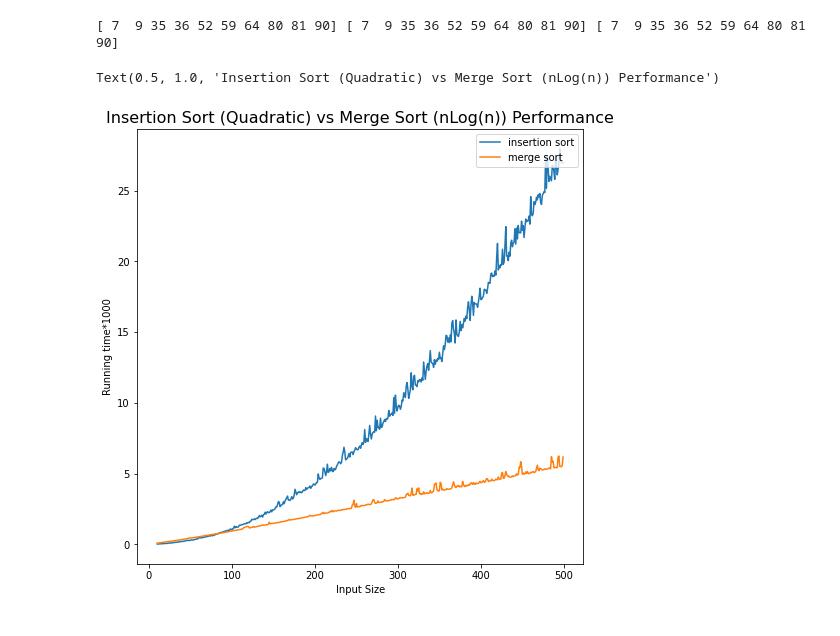
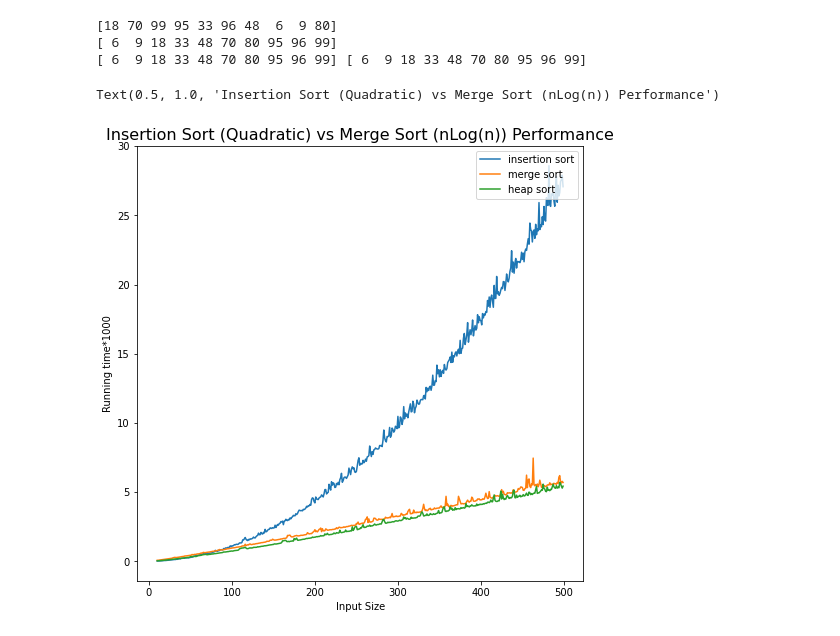
Before and after one commit to dvenkata/caesura, a Jupyter notebook: 03_SortComplexity.ipynb, the cells around one changed output. Drawn from its saved outputs; the diff is of its cells as text; code cells hidden in the pictures.

```diff
--- a/03_SortComplexity.ipynb
+++ b/03_SortComplexity.ipynb
@@ -7,23 +11,25 @@ A = np.random.randint(0,100,10)
 # %%
-def insertion_sort(A):
-  for j in range(len(A)):
-      key = A[j]
+#Insertion Sort
+def insertion_sort(Arr):
+  for j in range(len(Arr)):
+      key = Arr[j]
       # insert A[j] into sorted sequence A[0..j-1]
       i = j-1
-      while i>-1 and A[i]>key:
-          A[i+1] = A[i]
+      while i>-1 and Arr[i]>key:
+          Arr[i+1] = Arr[i]
           i = i-1
-      A[i+1] = key
-  return A
+      Arr[i+1] = key
+  return Arr
 # %%
-def merge_sort(A):
-  n = len(A)
+#Merge Sort
+def merge_sort(Arr):
+  n = len(Arr)
   if n==1:
-      return A
+      return Arr
   mid = n//2     # floor division
   #print('before call',A[:mid],A[mid:])
-  L = merge_sort(A[:mid])
-  R = merge_sort(A[mid:])
+  L = merge_sort(Arr[:mid])
+  R = merge_sort(Arr[mid:])
   #print('after call',L,R)
   return np.asarray(merge(L,R))
 
@@ -51,8 +102,12 @@ def merge(L,R):
 # %%
 #Test basic running
-print(A,insertion_sort(A),merge_sort(A))
+print(A)
+print(heap_sort(A))
+print(insertion_sort(A),merge_sort(A))
 # %% [output]
-[ 7  9 35 36 52 59 64 80 81 90] [ 7  9 35 36 52 59 64 80 81 90] [ 7  9 35 36 52 59 64 80 81 90]
+[18 70 99 95 33 96 48  6  9 80]
+[ 6  9 18 33 48 70 80 95 96 99]
+[ 6  9 18 33 48 70 80 95 96 99] [ 6  9 18 33 48 70 80 95 96 99]
 # %%
 #Performance plots
 def method(method,size,max_input_size):
@@ -75,23 +130,26 @@ size=10
 max_input_size = 500
 B1 = method(insertion_sort,size,max_input_size)
 B2 = method(merge_sort,size,max_input_size)
+B3 = method(heap_sort,size,max_input_size)
 variants = len(range(10,max_input_size,1))
 # %%
-C = np.zeros((variants,3))
+C = np.zeros((variants,4))
 C[:,0] = B1[:,0]
 C[:,1] = np.mean(B1[:,1:size-1],axis=1)*1000
 C[:,2] = np.mean(B2[:,1:size-1],axis=1)*1000
+C[:,3] = np.mean(B3[:,1:size-1],axis=1)*1000
 # %%
 #Plot Performance vs Input Size
 import matplotlib.pyplot as plt
 
 plt.figure(figsize = (8,8))
 plt.plot(C[:,0],C[:,1],label = 'insertion sort')
 plt.plot(C[:,0],C[:,2],label = 'merge sort')
+plt.plot(C[:,0],C[:,3],label = 'heap sort')
 plt.xlabel('Input Size')
 plt.ylabel('Running time*1000')
 plt.legend(loc="upper right")
-plt.title('Insertion Sort (Quadratic) vs Merge Sort (nLog(n)) Performance',fontsize=16)
+plt.title('Insertion Sort (Quadratic) vs Merge Sort/Heap Sort (nLog(n)) Performance',fontsize=16)
 # %% [output]
 Text(0.5, 1.0, 'Insertion Sort (Quadratic) vs Merge Sort (nLog(n)) Performance')
-[figure, old version]
+[figure, new version]
```
Also changed, not shown: parts of 2 cells of this notebook.
